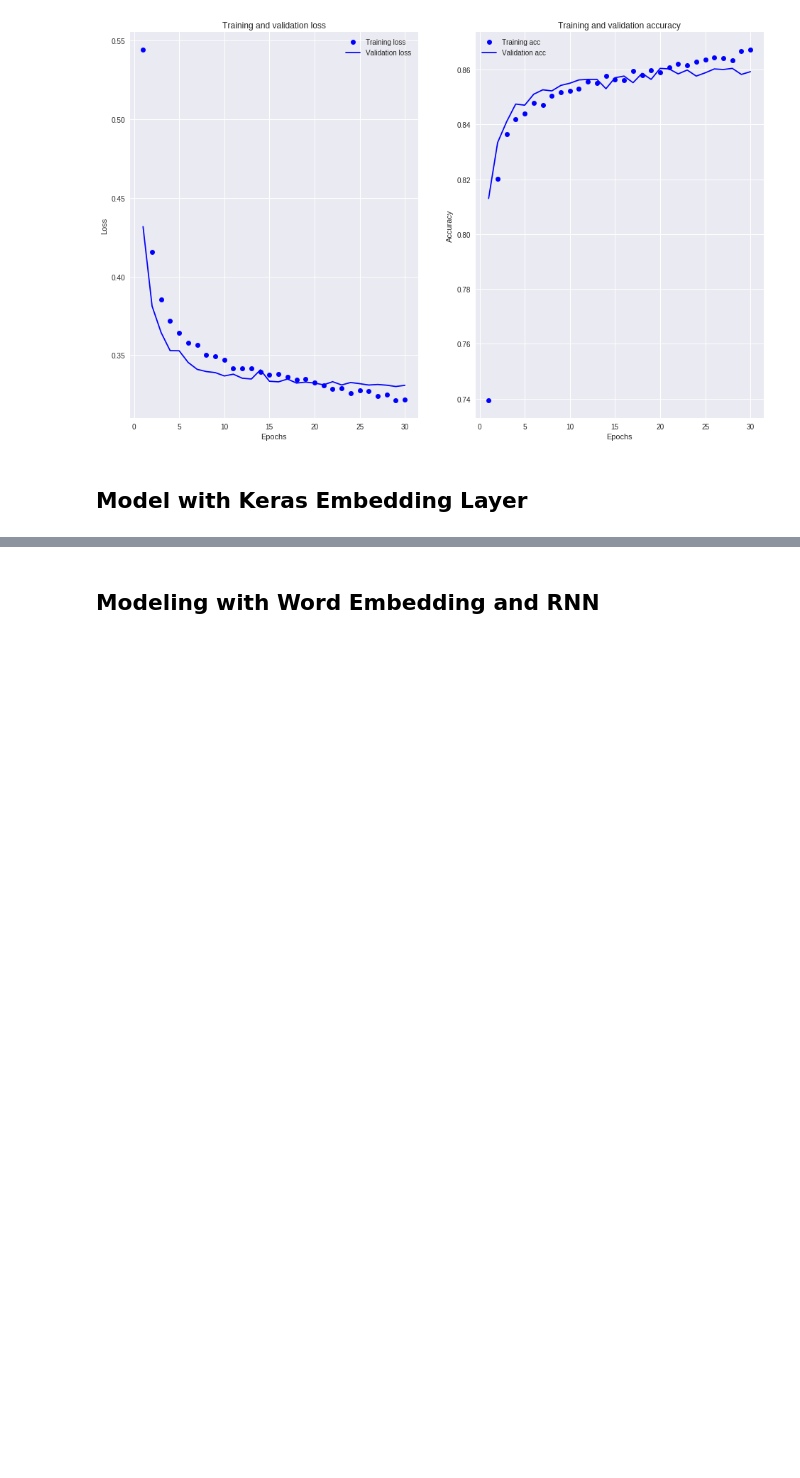
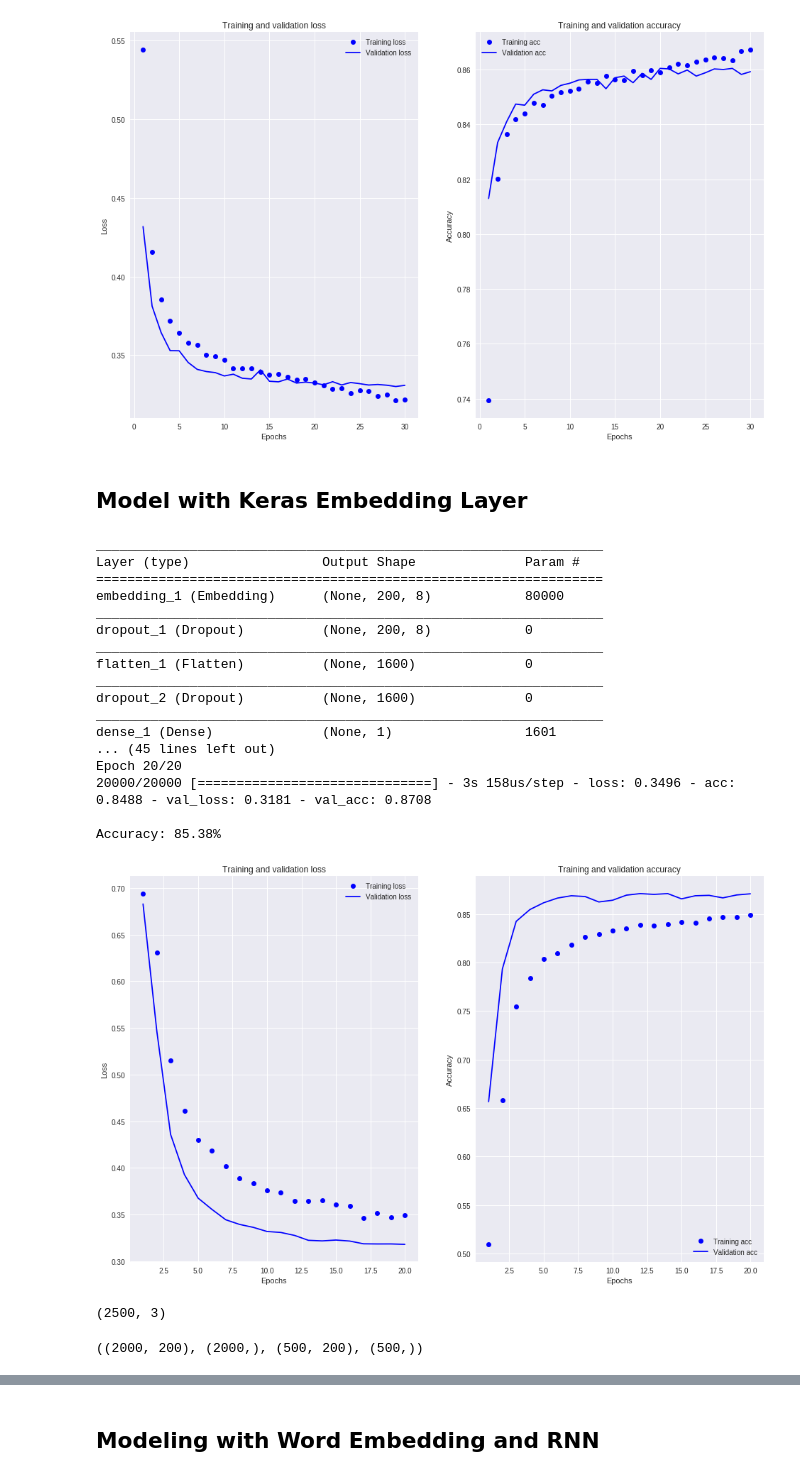
Before and after one commit to georgeliu1998/sentiment_word_embedding, a Jupyter notebook: sentiment_word_embedding.ipynb, the cells around one changed output, grey strips where cells are left out. Saved outputs shown, nothing was run; the diff lists cells and outputs as text; code cells hidden in the pictures; blank space fills up the shorter version.

```diff
--- a/sentiment_word_embedding.ipynb
+++ b/sentiment_word_embedding.ipynb
@@ -336,11 +171,8 @@ def load_data(df_train,
 # %%
-df_train, df_test = load_df()
+df_train, df_test = load_df(frac=0.1)
 
-X_train, y_train, X_val, y_val, X_test, y_test = load_data(df_train,
-                                                           df_test,
-                                                           col='review_processed',
-                                                           vocab_size=10000,
-                                                           max_length=200)
+X_train, y_train, X_val, y_val, X_test, y_test = load_split_data(df_train=df_train,
+                                                                 df_test=df_test)
 
 X_train.shape, y_train.shape, X_val.shape, y_val.shape, X_test.shape, y_test.shape
 # %% [output]
@@ -618,0 +445,60 @@ plot_metrics(history)
+# %%
+# define the model
+model = Sequential()
+model.add(Embedding(input_dim=10000,
+                    output_dim=8,
+                    input_length=200
+                   ))
+model.add(Dropout(0.7))
+model.add(Flatten())
+#model.add(LSTM(100))
+#model.add(Dropout(0.7))
+#model.add(GlobalAveragePooling1D())
+#model.add(Dropout(0.7))
+#model.add(Dense(16, activation='relu'))
+model.add(Dropout(0.7))
+model.add(Dense(1, activation='sigmoid'))
+
+# compile the model
+model.compile(optimizer='adam', loss='binary_crossentropy', metrics=['acc'])
+
+# summarize the model
+print(model.summary())
+
+# fit the model
+history = model.fit(X_train,
+                    y_train,
+                    epochs=20,
+                    #batch_size=64,
+                    validation_data=(X_val, y_val),
+                    verbose=1)
+
+# evaluate the model
+loss, accuracy = model.evaluate(X_test, y_test, verbose=0)
+print('\nAccuracy: {:.2%}'.format(accuracy))
+
+plot_metrics(history)
+# %% [output]
+_________________________________________________________________
+Layer (type)                 Output Shape              Param #
+=================================================================
+embedding_1 (Embedding)      (None, 200, 8)            80000
+_________________________________________________________________
+dropout_1 (Dropout)          (None, 200, 8)            0
+_________________________________________________________________
+flatten_1 (Flatten)          (None, 1600)              0
+_________________________________________________________________
+dropout_2 (Dropout)          (None, 1600)              0
+_________________________________________________________________
+dense_1 (Dense)              (None, 1)                 1601
+... (45 lines left out)
+Epoch 20/20
+20000/20000 [==============================] - 3s 158us/step - loss: 0.3496 - acc: 0.8488 - val_loss: 0.3181 - val_acc: 0.8708
+
+Accuracy: 85.38%
+[figure, added]
+# %%
+df_train_small = df_train.sample(frac=0.1)
+df_train_small.shape
+# %% [output]
+(2500, 3)
@@ -619 +512,5 @@ plot_metrics(history)
+# %%
+X_train_small.shape, y_train_small.shape, X_val_small.shape, y_val_small.shape
+# %% [output]
+((2000, 200), (2000,), (500, 200), (500,))
 # %%
```
Also changed, not shown: parts of 27 cells of this notebook.
